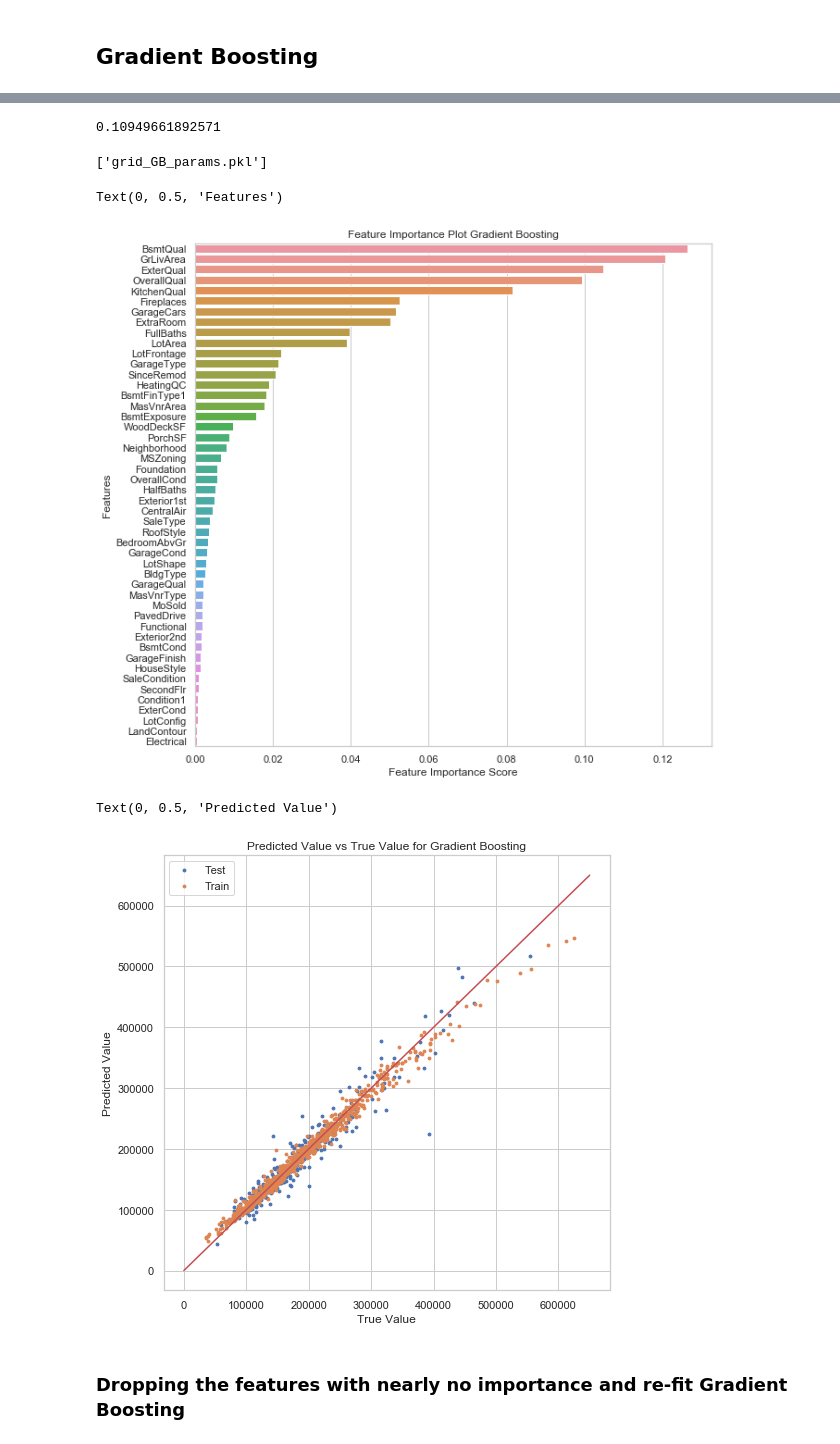
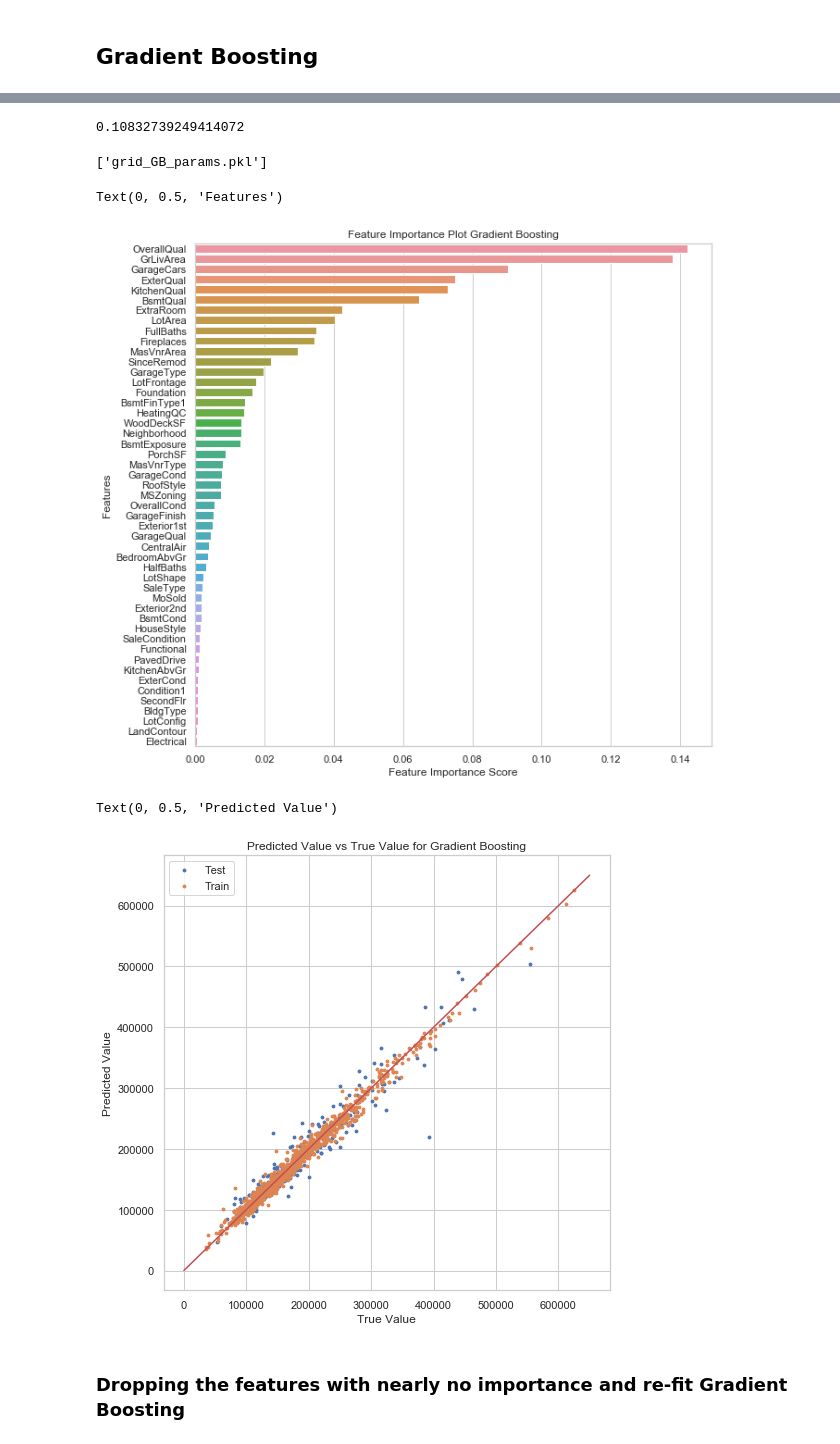
Before and after one commit to ryanhpark/HousingPricePrediction_ML, a Jupyter notebook: Ryan/3-2.Tree_Based_Models.ipynb, the cells around one changed output, grey strips where cells are left out. Drawn from its saved outputs; the diff is of its cells as text; code cells hidden in the pictures.

Commit message:
Ryan - update pickled params

```diff
--- a/Ryan/3-2.Tree_Based_Models.ipynb
+++ b/Ryan/3-2.Tree_Based_Models.ipynb
@@ -55,7 +55,7 @@ grid_para_forest = {'n_estimators': [100,500,1000,2500,5000],
 # %%
 grid_search_forest = GridSearchCV(randomForest,
                                   grid_para_forest,
-                                  cv=3, n_jobs = 5, verbose = 1)
+                                  cv=5, n_jobs = 5, verbose = 1)
 grid_search_forest.fit(X_train, y_train)
 
 print(grid_search_forest.best_params_)
@@ -117,12 +118,12 @@ Text(0, 0.5, 'Predicted Value')
 # %%
 imp_cols = df[df['importance_score'] > 0.004]['feature_name'].tolist()
 # %%
-grid_search_forest.fit(X_train[imp_cols], y_train)
+# grid_search_forest.fit(X_train[imp_cols], y_train)
 
-print(grid_search_forest.best_params_)
-print(grid_search_forest.best_score_)
-print(grid_search_forest.best_estimator_)
-bestmodel_rff = grid_search_forest.best_estimator_
-pred_rff = bestmodel_rff.predict(X_test[imp_cols])
-RMSLE = np.sqrt(mean_squared_log_error(pred_rff, y_test))
-print("RMSLE: " + str(round(RMSLE,5)))
+# print(grid_search_forest.best_params_)
+# print(grid_search_forest.best_score_)
+# print(grid_search_forest.best_estimator_)
+# bestmodel_rff = grid_search_forest.best_estimator_
+# pred_rff = bestmodel_rff.predict(X_test[imp_cols])
+# RMSLE = np.sqrt(mean_squared_log_error(pred_rff, y_test))
+# print("RMSLE: " + str(round(RMSLE,5)))
@@ -183,6 +168,6 @@ pred_gb = bestmodel_gb.predict(X_test)
 RMSLE = np.sqrt(mean_squared_log_error(pred_gb, y_test))
 RMSLE
 # %% [output]
-0.10949661892571
+0.10832739249414072
 # %%
 # pickle the parameter
@@ -200,19 +185,19 @@ plt.xlabel('Feature Importance Score')
 plt.ylabel('Features')
 # %% [output]
 Text(0, 0.5, 'Features')
-[figure, old version]
+[figure, new version]
 # %%
 plt.figure(figsize=(8,8))
 plt.scatter(x = y_test, y = pred_gb, s = 8, label = "Test")
-plt.scatter(x = y_train, y = bestmodel.predict(X_train), s = 8, label = "Train")
+plt.scatter(x = y_train, y = bestmodel_gb.predict(X_train), s = 8, label = "Train")
 plt.plot([0,650000],[0,650000], color = "r")
 plt.legend(loc = 0)
 plt.title("Predicted Value vs True Value for Gradient Boosting")
 plt.xlabel("True Value")
 plt.ylabel("Predicted Value")
 # %% [output]
 Text(0, 0.5, 'Predicted Value')
-[figure, old version]
+[figure, new version]
 # %% [markdown]
 ### Dropping the features with nearly no importance and re-fit Gradient Boosting
 # %%
```
Also changed, not shown: parts of 10 cells of this notebook, 6 other files.
